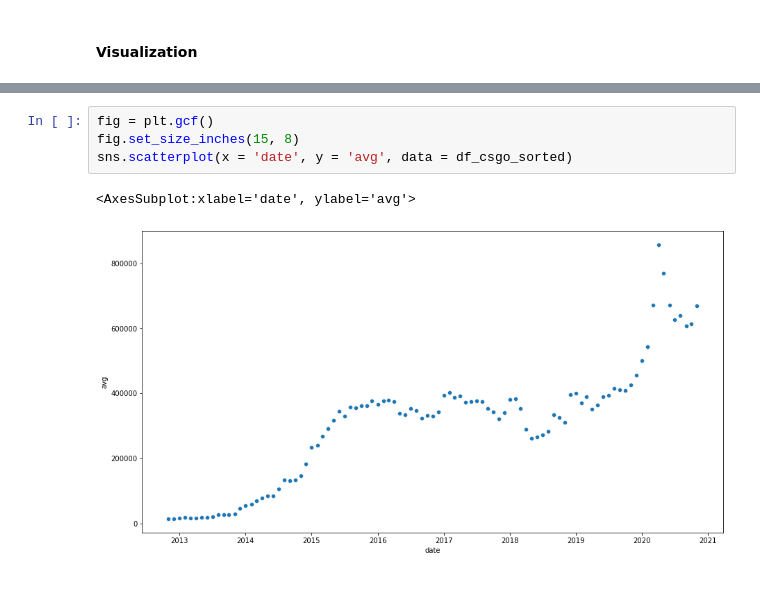
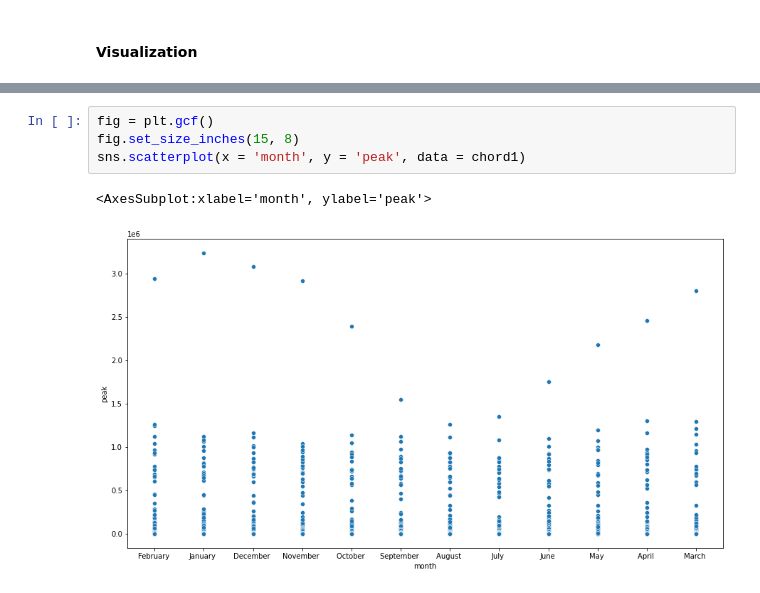
Before and after one commit to data301-2021-winter1/project-group01-project, a Jupyter notebook: notebooks/analysis1.ipynb, the cells around one changed output, grey strips where cells are left out. Cells and saved outputs as stored; diff of their text form.

```diff
--- a/notebooks/analysis1.ipynb
+++ b/notebooks/analysis1.ipynb
@@ -278,7 +239,7 @@ sns.scatterplot(x = 'date', y='gain', data = df_csgo_sorted)
 # %%
 fig = plt.gcf()
 fig.set_size_inches(15, 8)
-sns.scatterplot(x = 'date', y = 'avg', data = df_csgo_sorted)
+sns.scatterplot(x = 'month', y = 'peak', data = chord1)
 # %% [output]
-<AxesSubplot:xlabel='date', ylabel='avg'>
+<AxesSubplot:xlabel='month', ylabel='peak'>
-[figure, old version]
+[figure, new version]
```
Also changed, not shown: parts of 15 cells of this notebook, 1 other file.
